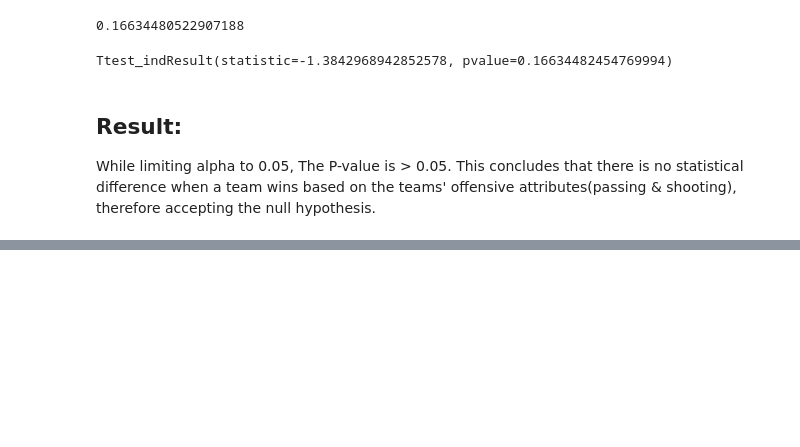
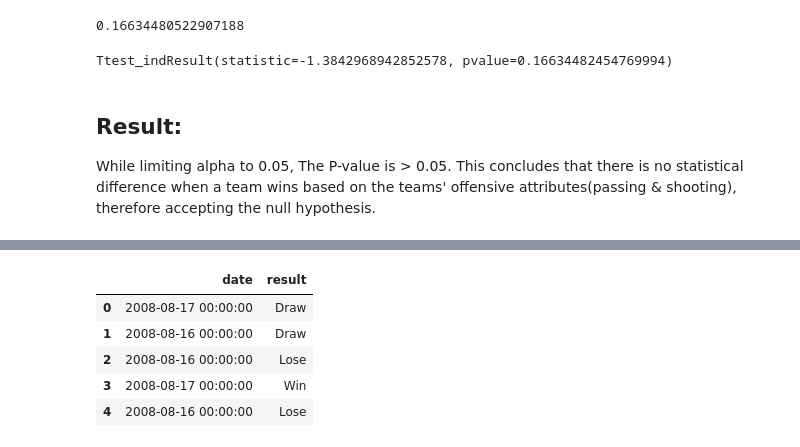
Before and after one commit to Teosoft7/DS_Project2, a Jupyter notebook: Hypothesis_Test.ipynb, the cells around one changed output, grey strips where cells are left out. Cells and saved outputs as stored; diff of their text form; code cells hidden in the pictures; blank space fills up the shorter version.

```diff
--- a/Hypothesis_Test.ipynb
+++ b/Hypothesis_Test.ipynb
@@ -488,0 +511,10 @@ While limiting alpha to 0.05, The P-value is > 0.05. This concludes that there i
+# %%
+df = pd.DataFrame(data, columns=['date', 'result'])
+df.head()
+# %% [output]
+|  | date | result |
+| 0 | 2008-08-17 00:00:00 | Draw |
+| 1 | 2008-08-16 00:00:00 | Draw |
+| 2 | 2008-08-16 00:00:00 | Lose |
+| 3 | 2008-08-17 00:00:00 | Win |
+| 4 | 2008-08-16 00:00:00 | Lose |
```
Also changed, not shown: parts of 16 cells of this notebook, 1 other file.
